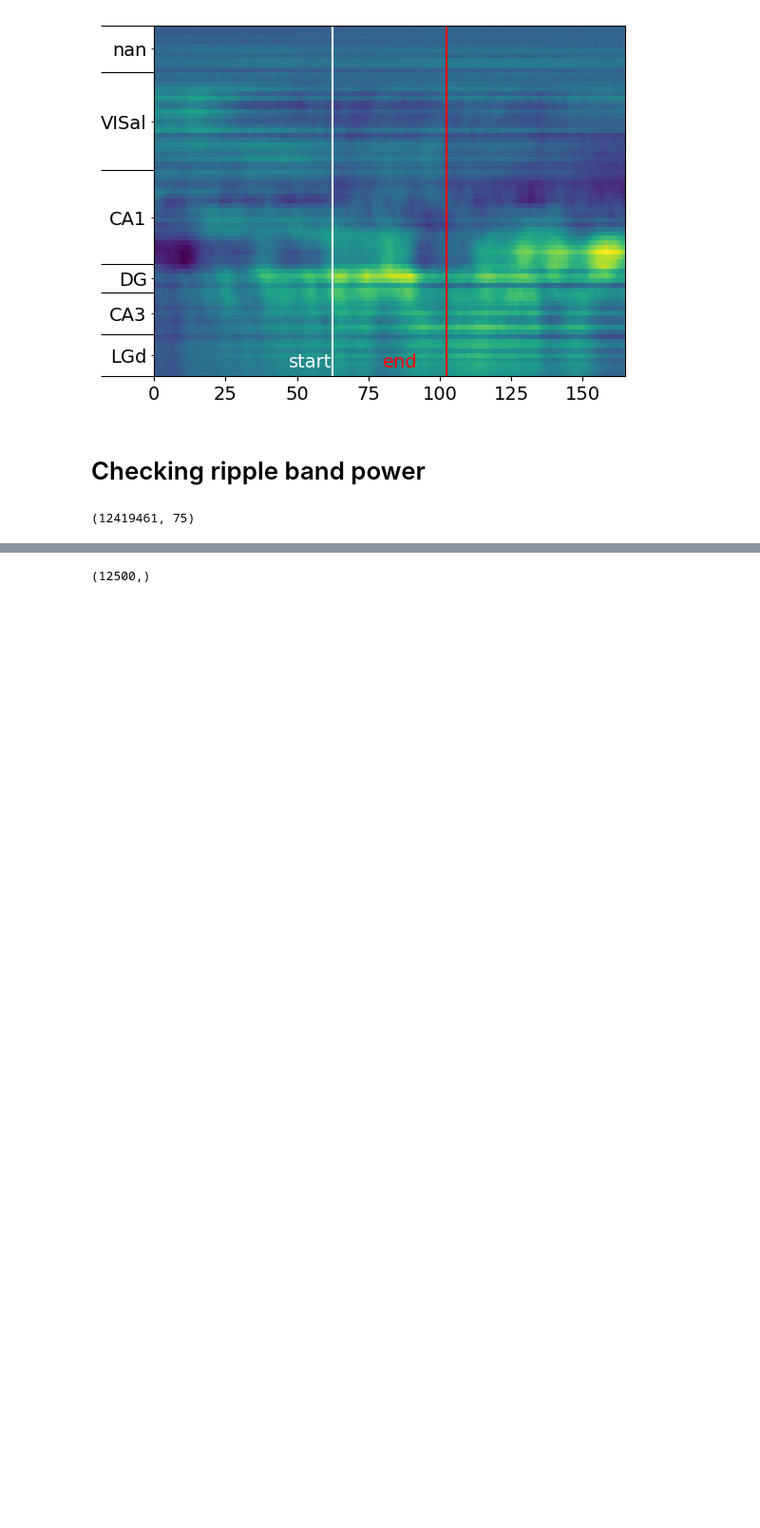
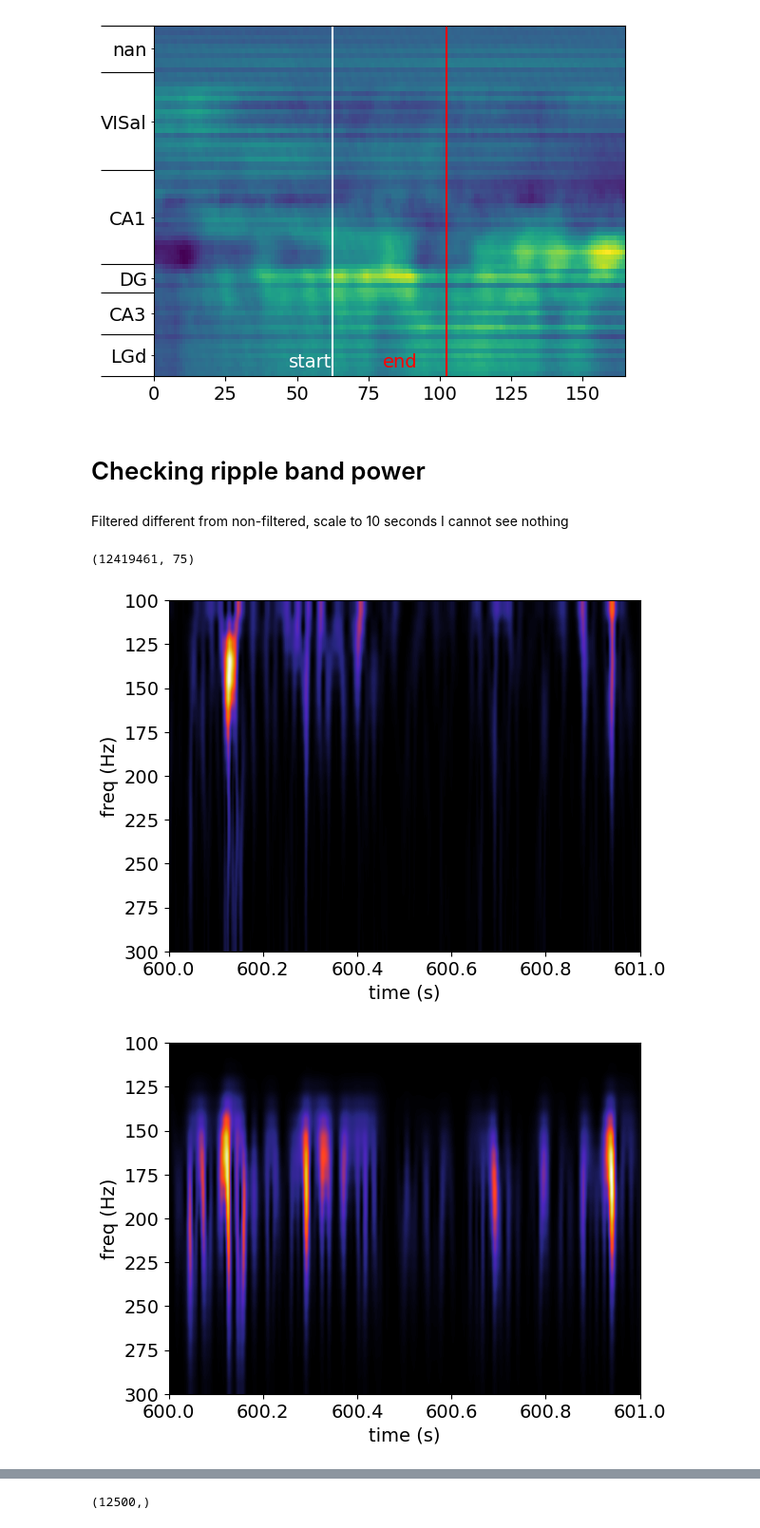
Before and after one commit to carmengasco/LFP_extraction, a Jupyter notebook: LFP_extraction.ipynb, the cells around one changed output, grey strips where cells are left out. Shown at 95% size. Drawn from its saved outputs; the diff is of its cells as text; code cells hidden in the pictures; blank space fills up the shorter version.

```diff
--- a/LFP_extraction.ipynb
+++ b/LFP_extraction.ipynb
@@ -748,6 +748,8 @@ def bandpass_filter(signal, low_f, high_f, sampling_rate=1250, filter_order=5):
                     btype='bandpass', output='sos', fs=sampling_rate)
     filtered_signal = sosfiltfilt(filter, signal)
     return filtered_signal
+# %% [markdown]
+Filtered different from non-filtered, scale to 10 seconds I cannot see nothing
 # %%
 # sosfilt phase shift
 # eco self 1 pass conv forward and back correct shift
@@ -756,7 +758,34 @@ lfp.shape
 # %% [output]
 (12419461, 75)
 # %%
-# 10s of data, choosing data from mean luminance grey
-sampling_rate = 1250
-add = 1250 * 10
-data = lfp[7500000:7500000 + add,39]
+# 1 s of data, choosing data from mean luminance grey
+fs = 1250
+start = 750000 # 8445 * 1250 # 750000
+add = fs * 1
+data = lfp[start:start + add,38]
+dt = 1/fs
+lfp_bandpass = bandpass_filter(data, 150, 250, filter_order = 5 )
+wavelet = "cmor1.5-1.0"
+freqs = np.linspace(100., 300., 20)/fs
+scales_to_use = pywt.frequency2scale(wavelet, freqs)
+# Not filtered
+[cfs, frequencies] = pywt.cwt(data=data, scales=scales_to_use, wavelet=wavelet, sampling_period=dt)
+power = np.abs(cfs)**2
+
+plt.imshow(power, extent=[start/1250,(start + add)/1250,freqs[-1]*fs,
+                         freqs[0]*fs], aspect='auto', cmap='CMRmap')
+
+plt.xlabel('time (s)')
+plt.ylabel('freq (Hz)')
+plt.show()
+# Filtered
+[cfs, frequencies] = pywt.cwt(data=lfp_bandpass, scales=scales_to_use, wavelet=wavelet, sampling_period=dt)
+power_filtered = np.abs(cfs)**2
+plt.imshow(power_filtered, extent=[start/1250,(start + add)/1250,freqs[-1]*fs,
+                         freqs[0]*fs], aspect='auto', cmap='CMRmap')
+plt.xlabel('time (s)')
+plt.ylabel('freq (Hz)')
+plt.show()
+# %% [output]
+[figure, added]
+[figure, added]
```
Also changed, not shown: parts of 25 cells of this notebook.
